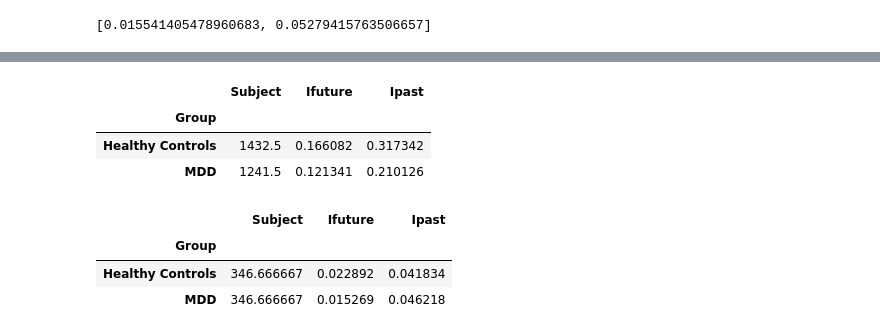
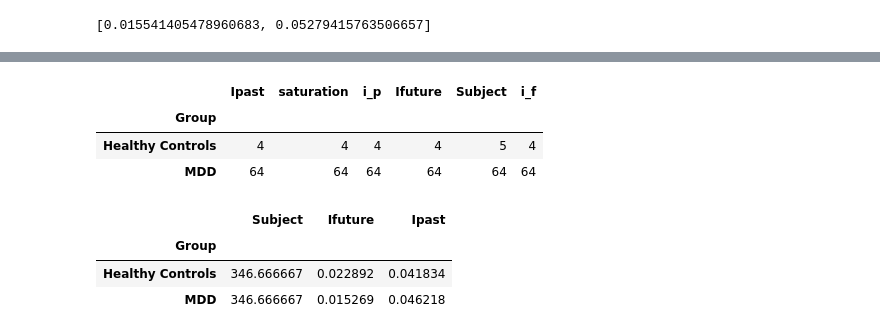
Before and after one commit to alsfilip/Empirical_Information_Bottleneck, a Jupyter notebook: RL_MDD/MDD_analysis.ipynb, the cells around one changed output, grey strips where cells are left out. Drawn from its saved outputs; the diff is of its cells as text; code cells hidden in the pictures.

```diff
--- a/RL_MDD/MDD_analysis.ipynb
+++ b/RL_MDD/MDD_analysis.ipynb
@@ -214,8 +200,9 @@ def mi_per_subject(subject_data):
     return (predInfo,i_p,i_f,mi)
 # %%
 sub_dict = {}
-for subject in np.unique(agg_df['Subject']):
-    print('Subject # %s' % subject)
+N = len(np.unique(agg_df['Subject']))
+for i,subject in enumerate(np.unique(agg_df['Subject'])):
+    print('Subject # %s/%s' % (i+1, N))
     sub_dict[subject] = {}
     sub_dict[subject]['Subject'] = subject
     mi,i_p, i_f,saturation = mi_per_subject(agg_df[agg_df['Subject']==subject])
@@ -225,4 +212,6 @@ for subject in np.unique(agg_df['Subject']):
     sub_dict[subject]['i_p'] = i_p
     sub_dict[subject]['i_f'] = i_f
     sub_dict[subject]['saturation'] = saturation
+
+np.save('bounds_one_back.npy', sub_dict)
 # %% [output]
@@ -270,10 +281,10 @@ merged_df
 # %%
-merged_df.groupby(['Group']).mean()
+merged_df.groupby(['Group']).count()
 # %% [output]
-|  | Subject | Ifuture | Ipast |
-| Group |  |  |  |
-| Healthy Controls | 1432.5 | 0.166082 | 0.317342 |
-| MDD | 1241.5 | 0.121341 | 0.210126 |
+|  | Ipast | saturation | i_p | Ifuture | Subject | i_f |
+| Group |  |  |  |  |  |  |
+| Healthy Controls | 4 | 4 | 4 | 4 | 5 | 4 |
+| MDD | 64 | 64 | 64 | 64 | 64 | 64 |
 # %%
 merged_df.groupby(['Group']).var()
 # %% [output]
```
Also changed, not shown: parts of 5 cells of this notebook, 4 other files.
